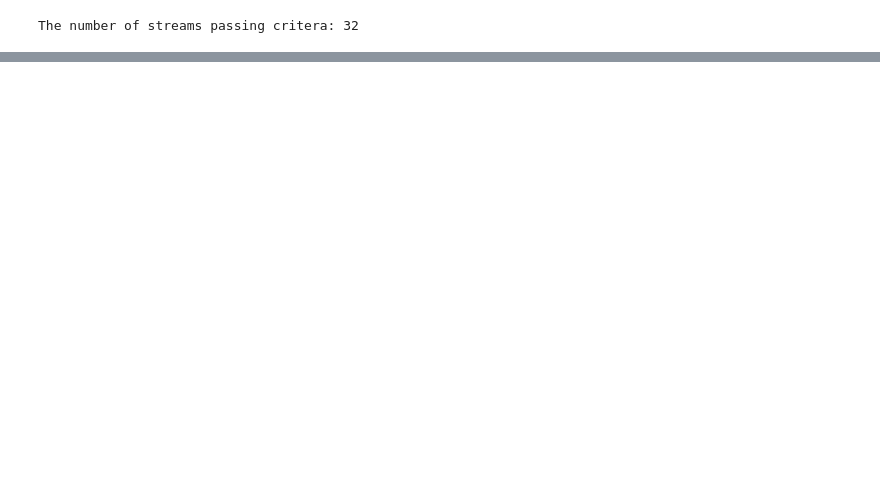
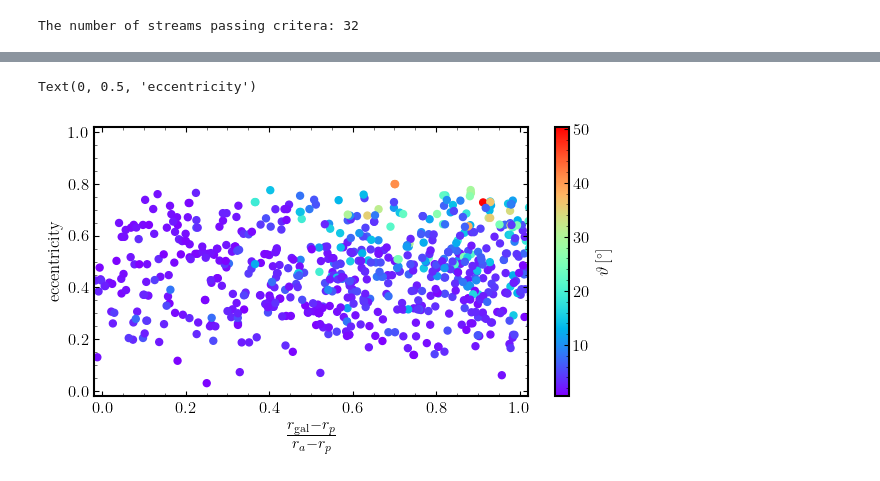
Before and after one commit to dc-broo3/oceanus, a Jupyter notebook: analysis/agama-streams.ipynb, the cells around one changed output, grey strips where cells are left out. Saved outputs shown, nothing was run; the diff lists cells and outputs as text; code cells hidden in the pictures; blank space fills up the shorter version.

```diff
--- a/analysis/agama-streams.ipynb
+++ b/analysis/agama-streams.ipynb
@@ -287,0 +359,17 @@ Note: you may need to restart the kernel to use updated packages.
+# %%
+plt.figure(figsize=(7,3.5))
+plt.scatter(f, e, c=pms, cmap='rainbow')
+
+cbar=plt.colorbar()
+cbar.set_label(r'$\vartheta\,[^{\circ}]$')
+
+plt.xlim(-0.02,1.02)
+plt.ylim(-0.02,1.02)
+
+plt.xlabel(r'$\frac{r_{\mathrm{gal}} - r_p}{r_a - r_p}$', fontsize=16)
+plt.ylabel('eccentricity')
+
+# plt.savefig('figures/high-vel-dis/agama-streams/orbphase-ecc-cpms')
+# %% [output]
+Text(0, 0.5, 'eccentricity')
+[figure, added]
```
Also changed, not shown: parts of 28 cells of this notebook, 1 other file.
